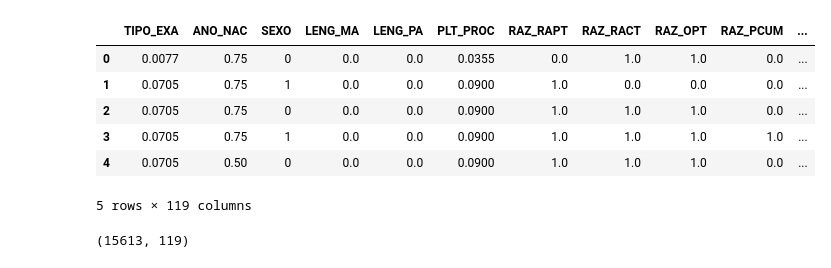
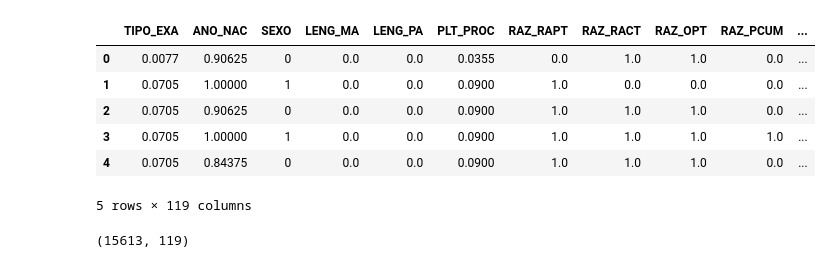
Before and after one commit to erickmx/ceneval, a Jupyter notebook: decision-tree/dt-revision.ipynb, the cells around one changed output. Saved outputs shown, nothing was run; the diff lists cells and outputs as text; code cells hidden in the pictures.

```diff
--- a/decision-tree/dt-revision.ipynb
+++ b/decision-tree/dt-revision.ipynb
@@ -14,26 +14,26 @@ from sklearn.model_selection import KFold
 from sklearn.model_selection import cross_val_score
 # %%
 df = pd.read_csv(
-    'ceneval_mentor_v2.csv',
+    'ceneval_mentor_v3.csv',
     encoding='utf-8',
     low_memory=False,
     index_col=0
 )
 #dc = pd.read_csv(
 #    'cenevalPLTPROC.csv',
 #    encoding='utf-8',
 #    low_memory=False,
 #    index_col=0
 #)
 
 df.head()
 # %% [output]
 |  | TIPO_EXA | ANO_NAC | SEXO | LENG_MA | LENG_PA | PLT_PROC | RAZ_RAPT | RAZ_RACT | RAZ_OPT | RAZ_PCUM | ... |
-| 0 | 0.0077 | 0.75 | 0 | 0.0 | 0.0 | 0.0355 | 0.0 | 1.0 | 1.0 | 0.0 | ... |
-| 1 | 0.0705 | 0.75 | 1 | 0.0 | 0.0 | 0.0900 | 1.0 | 0.0 | 0.0 | 0.0 | ... |
-| 2 | 0.0705 | 0.75 | 0 | 0.0 | 0.0 | 0.0900 | 1.0 | 1.0 | 1.0 | 0.0 | ... |
-| 3 | 0.0705 | 0.75 | 1 | 0.0 | 0.0 | 0.0900 | 1.0 | 1.0 | 1.0 | 1.0 | ... |
-| 4 | 0.0705 | 0.50 | 0 | 0.0 | 0.0 | 0.0900 | 1.0 | 1.0 | 1.0 | 0.0 | ... |
+| 0 | 0.0077 | 0.90625 | 0 | 0.0 | 0.0 | 0.0355 | 0.0 | 1.0 | 1.0 | 0.0 | ... |
+| 1 | 0.0705 | 1.00000 | 1 | 0.0 | 0.0 | 0.0900 | 1.0 | 0.0 | 0.0 | 0.0 | ... |
+| 2 | 0.0705 | 0.90625 | 0 | 0.0 | 0.0 | 0.0900 | 1.0 | 1.0 | 1.0 | 0.0 | ... |
+| 3 | 0.0705 | 1.00000 | 1 | 0.0 | 0.0 | 0.0900 | 1.0 | 1.0 | 1.0 | 1.0 | ... |
+| 4 | 0.0705 | 0.84375 | 0 | 0.0 | 0.0 | 0.0900 | 1.0 | 1.0 | 1.0 | 0.0 | ... |
 5 rows × 119 columns
 # %%
 #Features and rows
```
Also changed, not shown: parts of 3 cells of this notebook, 4 other files.
